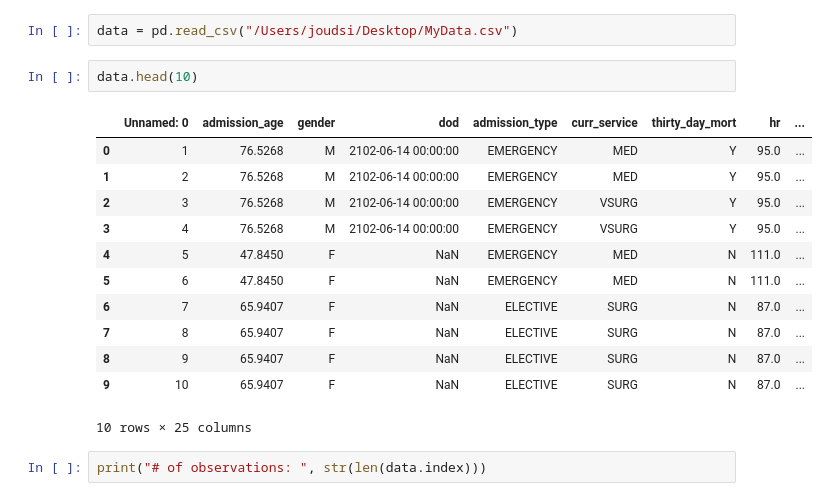
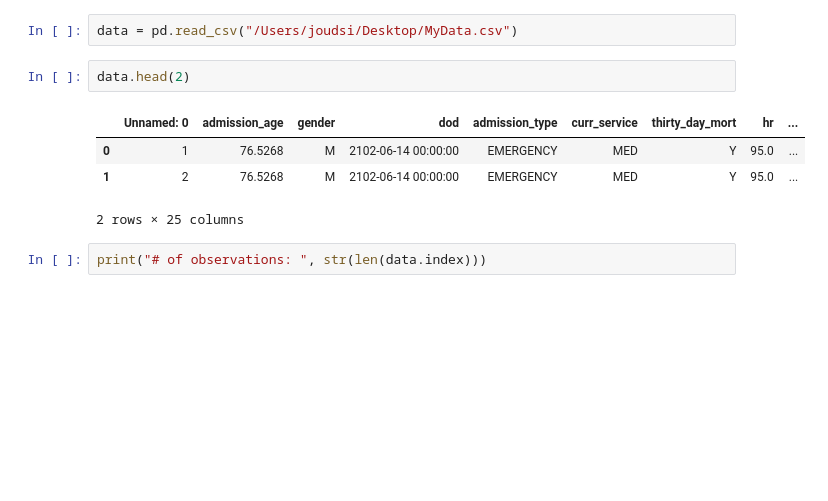
Before and after one commit to Joudsi/Pattern-based-Prediction-of-Life-Threatening-Diseases-in-Intensive-Care, a Jupyter notebook: code/first Analysis.ipynb, the cells around one changed output. Saved outputs shown, nothing was run; the diff lists cells and outputs as text; blank space fills up the shorter version.

```diff
--- a/code/first Analysis.ipynb
+++ b/code/first Analysis.ipynb
@@ -9,20 +9,12 @@ import math
 # %%
 data = pd.read_csv("/Users/joudsi/Desktop/MyData.csv")
 # %%
-data.head(10)
+data.head(2)
 # %% [output]
 |  | Unnamed: 0 | admission_age | gender | dod | admission_type | curr_service | thirty_day_mort | hr | ... |
 | 0 | 1 | 76.5268 | M | 2102-06-14 00:00:00 | EMERGENCY | MED | Y | 95.0 | ... |
 | 1 | 2 | 76.5268 | M | 2102-06-14 00:00:00 | EMERGENCY | MED | Y | 95.0 | ... |
-| 2 | 3 | 76.5268 | M | 2102-06-14 00:00:00 | EMERGENCY | VSURG | Y | 95.0 | ... |
-| 3 | 4 | 76.5268 | M | 2102-06-14 00:00:00 | EMERGENCY | VSURG | Y | 95.0 | ... |
-| 4 | 5 | 47.8450 | F | NaN | EMERGENCY | MED | N | 111.0 | ... |
-| 5 | 6 | 47.8450 | F | NaN | EMERGENCY | MED | N | 111.0 | ... |
-| 6 | 7 | 65.9407 | F | NaN | ELECTIVE | SURG | N | 87.0 | ... |
-| 7 | 8 | 65.9407 | F | NaN | ELECTIVE | SURG | N | 87.0 | ... |
-| 8 | 9 | 65.9407 | F | NaN | ELECTIVE | SURG | N | 87.0 | ... |
-| 9 | 10 | 65.9407 | F | NaN | ELECTIVE | SURG | N | 87.0 | ... |
-10 rows × 25 columns
+2 rows × 25 columns
 # %%
 print("# of observations: ", str(len(data.index)))
 # %% [output]
```
